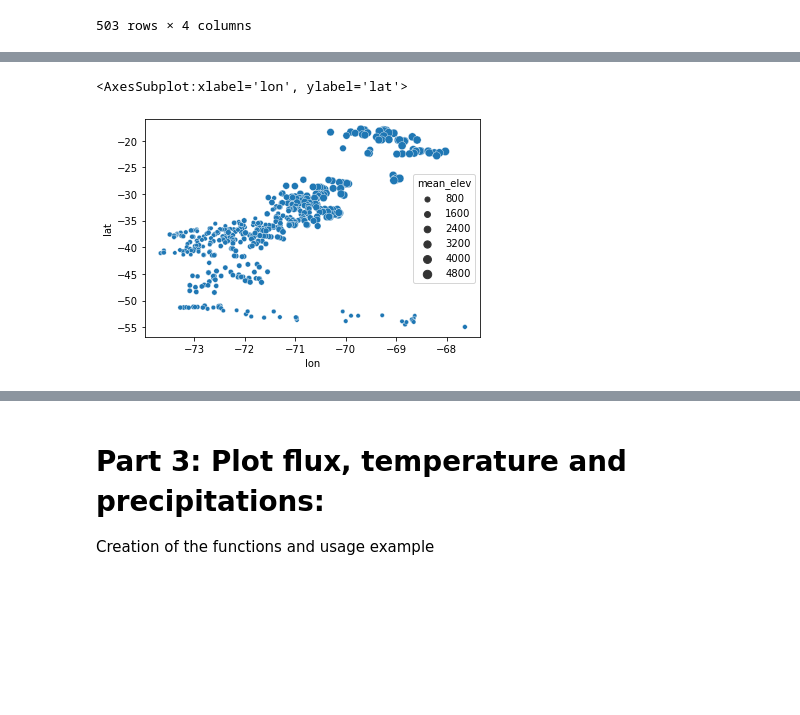
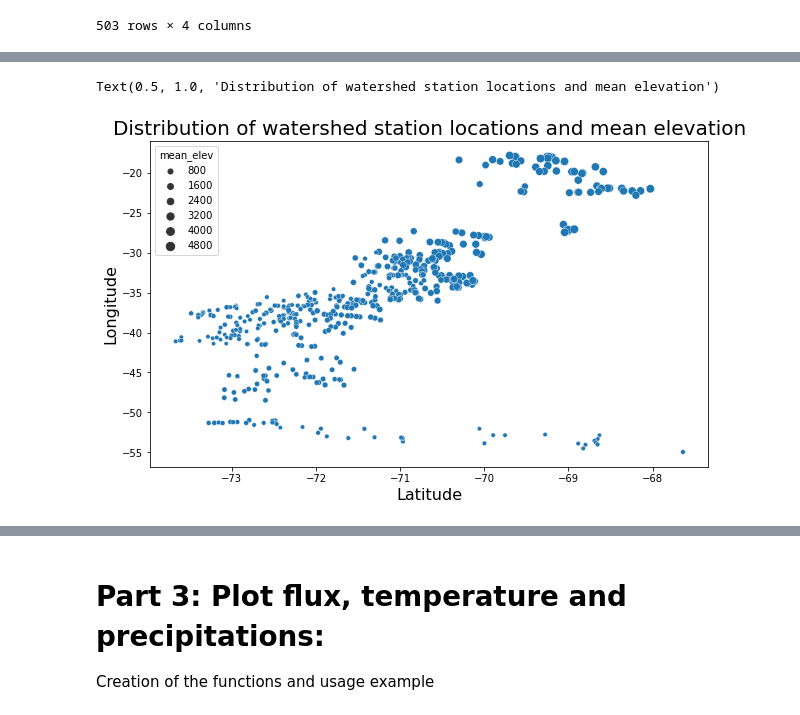
Before and after one commit to phabrahao/challenge_watershed, a Jupyter notebook: watershed_challenge_pedro_abrahao.ipynb, the cells around one changed output, grey strips where cells are left out. Drawn from its saved outputs; the diff is of its cells as text; code cells hidden in the pictures; blank space fills up the shorter version.

```diff
--- a/watershed_challenge_pedro_abrahao.ipynb
+++ b/watershed_challenge_pedro_abrahao.ipynb
@@ -166,9 +187,14 @@ sns.histplot(data = df[(df['flux'] < 1000)], x='flux', bins = 50)
 # %%
 #Giving a look at spatial distribution. In a second version we could use a map to give better insights.
 df_geo = df.groupby(['basin_id','lat','lon','mean_elev', 'area_km2']).size().reset_index()
+
+ax, fig = plt.subplots(figsize=[10,6])
 sns.scatterplot(data = df_geo, x='lon', y='lat', size = 'mean_elev')
+plt.xlabel('Latitude', fontsize=16);
+plt.ylabel('Longitude', fontsize=16);
+plt.title('Distribution of watershed station locations and mean elevation', fontsize=20)
 # %% [output]
-<AxesSubplot:xlabel='lon', ylabel='lat'>
+Text(0.5, 1.0, 'Distribution of watershed station locations and mean elevation')
-[figure, old version]
+[figure, new version]
 # %%
 #Checking on mean elevation
```
Also changed, not shown: parts of 36 cells of this notebook.
